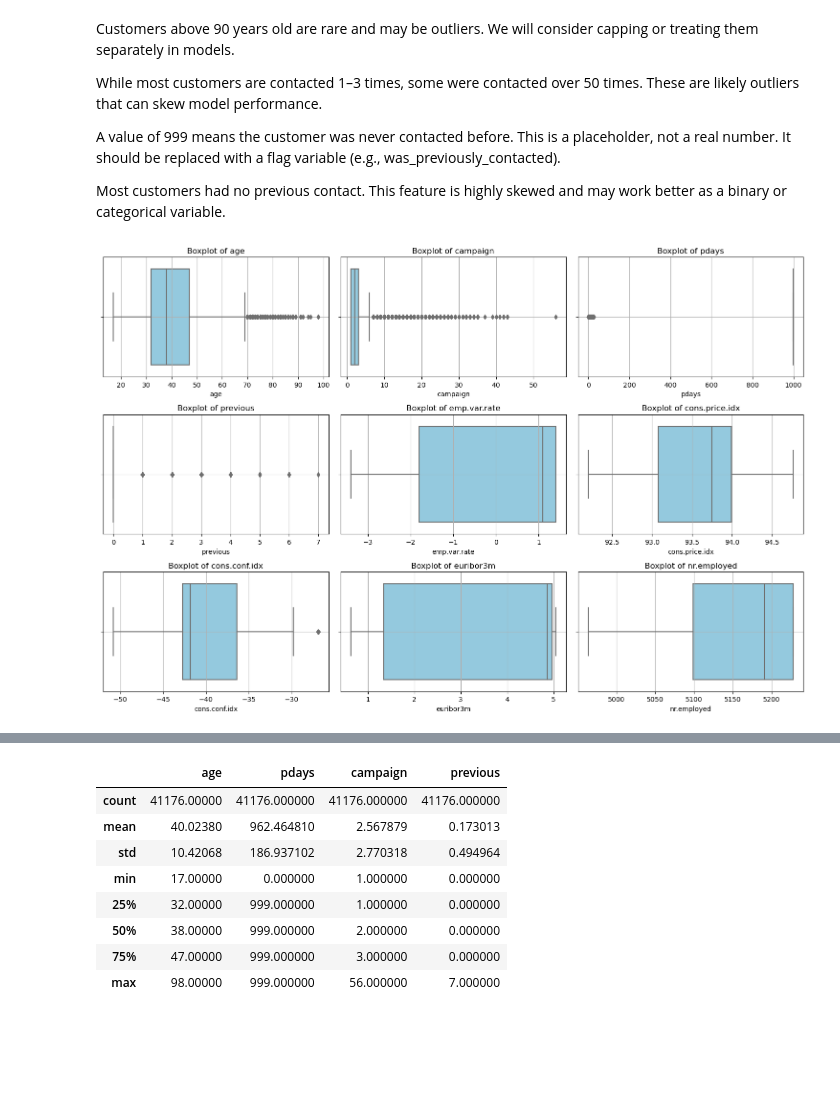
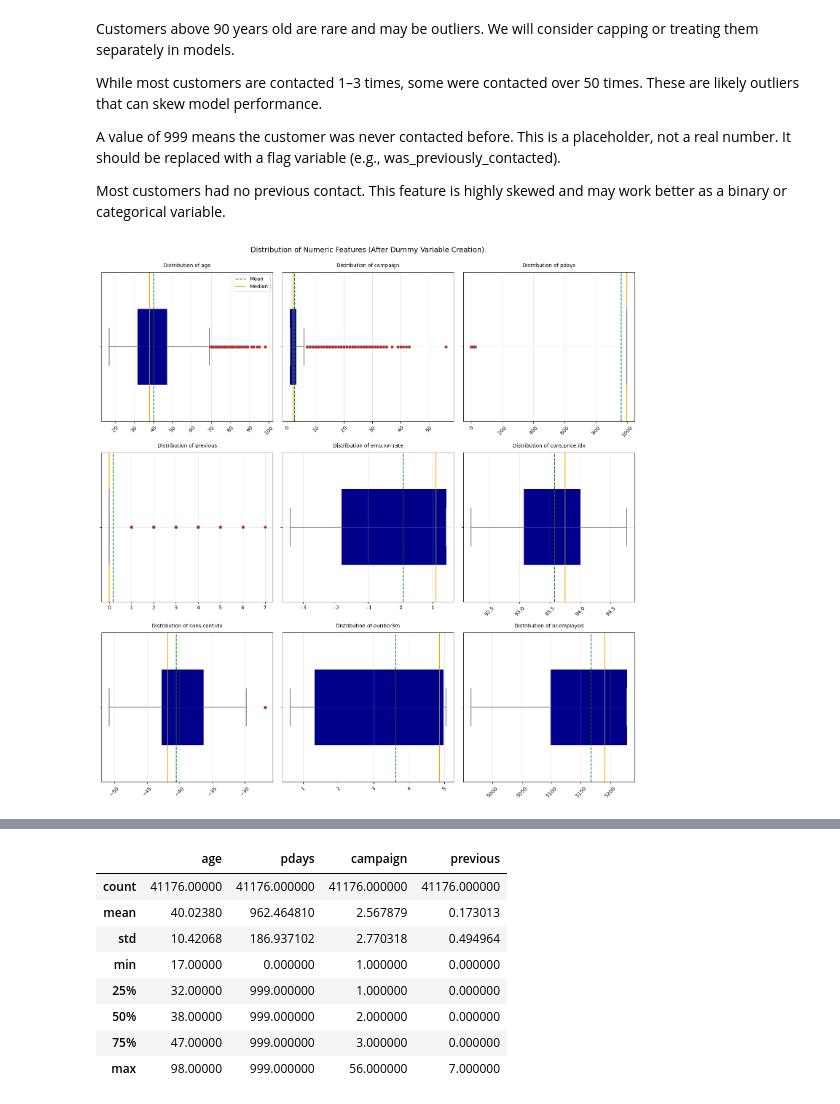
Before and after one commit to leenarganta/bank_marketing_campaign, a Jupyter notebook: Week 9 - Data Preprocessing Notebook.ipynb, the cells around one changed output, grey strips where cells are left out. Drawn from its saved outputs; the diff is of its cells as text; code cells hidden in the pictures; blank space fills up the shorter version.

Commit message:
Updated Week 9 Data Preprocessing Notebook

```diff
--- a/Week 9 - Data Preprocessing Notebook.ipynb
+++ b/Week 9 - Data Preprocessing Notebook.ipynb
@@ -113,3 +157,10 @@ memory usage: 6.6+ MB
+# %%
+#Convert target variable to binary
+data['y'] = data['y'].map({'no': 0, 'yes': 1})
+# %%
+#Convert categorical variables to dummy variables
+cat_cols = data.select_dtypes(include='object').columns
+data = pd.get_dummies(data, columns=cat_cols, drop_first=True)
 # %%
 #check descriptive statistics of the dataset
 data.describe()
@@ -135,13 +187,54 @@ Most customers had no previous contact. This feature is highly skewed and may wo
 numeric_cols = data.select_dtypes(include='number').columns
-# %%
-plt.figure(figsize=(15, 10))
-for i, col in enumerate(numeric_cols):
-    plt.subplot(3, 3, i + 1)
-    sns.boxplot(x=data[col], color='skyblue')
-    plt.title(f'Boxplot of {col}')
-    plt.grid(True)
-
-plt.tight_layout()  # Move it here, outside the loop
-plt.show()
-# %% [output]
-[figure, removed]
+# %%
+# Select only numeric columns (excluding the target and any non-numeric columns)
+numeric_cols = data.select_dtypes(include=['int64', 'float64']).columns
+numeric_cols = numeric_cols.drop('y', errors='ignore')  # Exclude target if present
+
+# Calculate grid dimensions
+n_cols = 3
+n_rows = (len(numeric_cols) + n_cols - 1) // n_cols  # Ceiling division
+
+# Create figure with dynamic size based on number of rows
+plt.figure(figsize=(15, 5*n_rows))
+
+# Create boxplots for each numeric column
+for i, col in enumerate(numeric_cols):
+    plt.subplot(n_rows, n_cols, i+1)
+
+    # Customize boxplot appearance
+    boxprops = dict(linestyle='-', linewidth=1.5, color='darkblue')
+    flierprops = dict(marker='o', markerfacecolor='red', markersize=5, linestyle='none')
+
+    sns.boxplot(x=data[col],
+                color='lightblue',
+                width=0.5,
+                boxprops=boxprops,
+                flierprops=flierprops)
+
+    # Add mean line
+    plt.axvline(data[col].mean(), color='green', linestyle='--', linewidth=1.5, label='Mean')
+
+    # Add median line (already in boxplot but making it more visible)
+    plt.axvline(data[col].median(), color='orange', linestyle='-', linewidth=1.5, label='Median')
+
+    plt.title(f'Distribution of {col}', fontsize=10, pad=10)
+    plt.xlabel('')
+    plt.grid(True, alpha=0.3)
+
+    # Add legend for first subplot only
+    if i == 0:
+        plt.legend()
+
+    # Rotate x-axis labels if needed
+    if len(data[col].unique()) > 10:
+        plt.xticks(rotation=45)
+
+plt.tight_layout()
+plt.suptitle('Distribution of Numeric Features (After Dummy Variable Creation)', y=1.02, fontsize=14)
+plt.show()
+
+# Additional: Show summary statistics for numeric columns
+print("\nSummary Statistics for Numeric Features:")
+print(data[numeric_cols].describe().T.sort_values(by='mean'))
+# %% [output]
+[figure, added]
```
Also changed, not shown: parts of 23 cells of this notebook.
